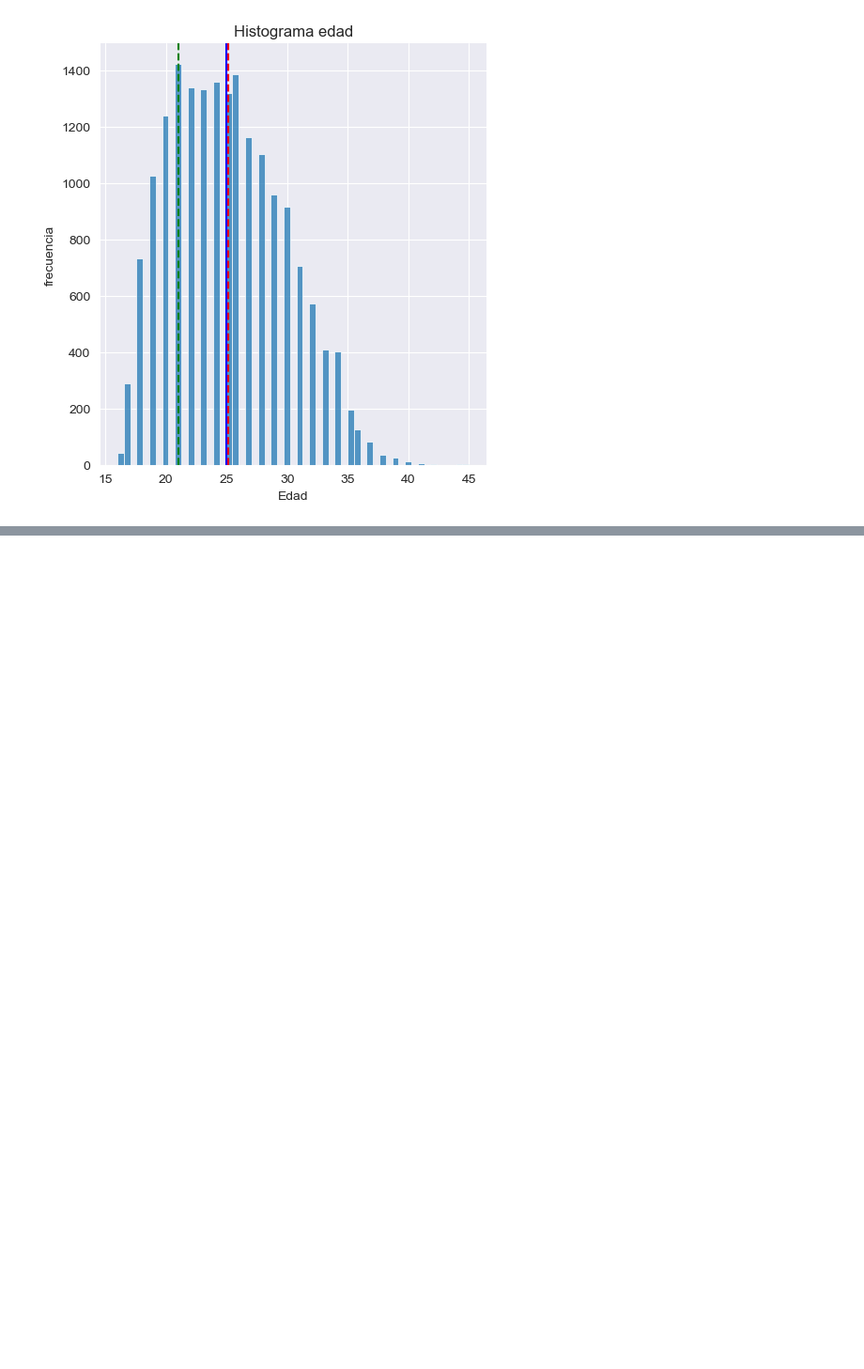
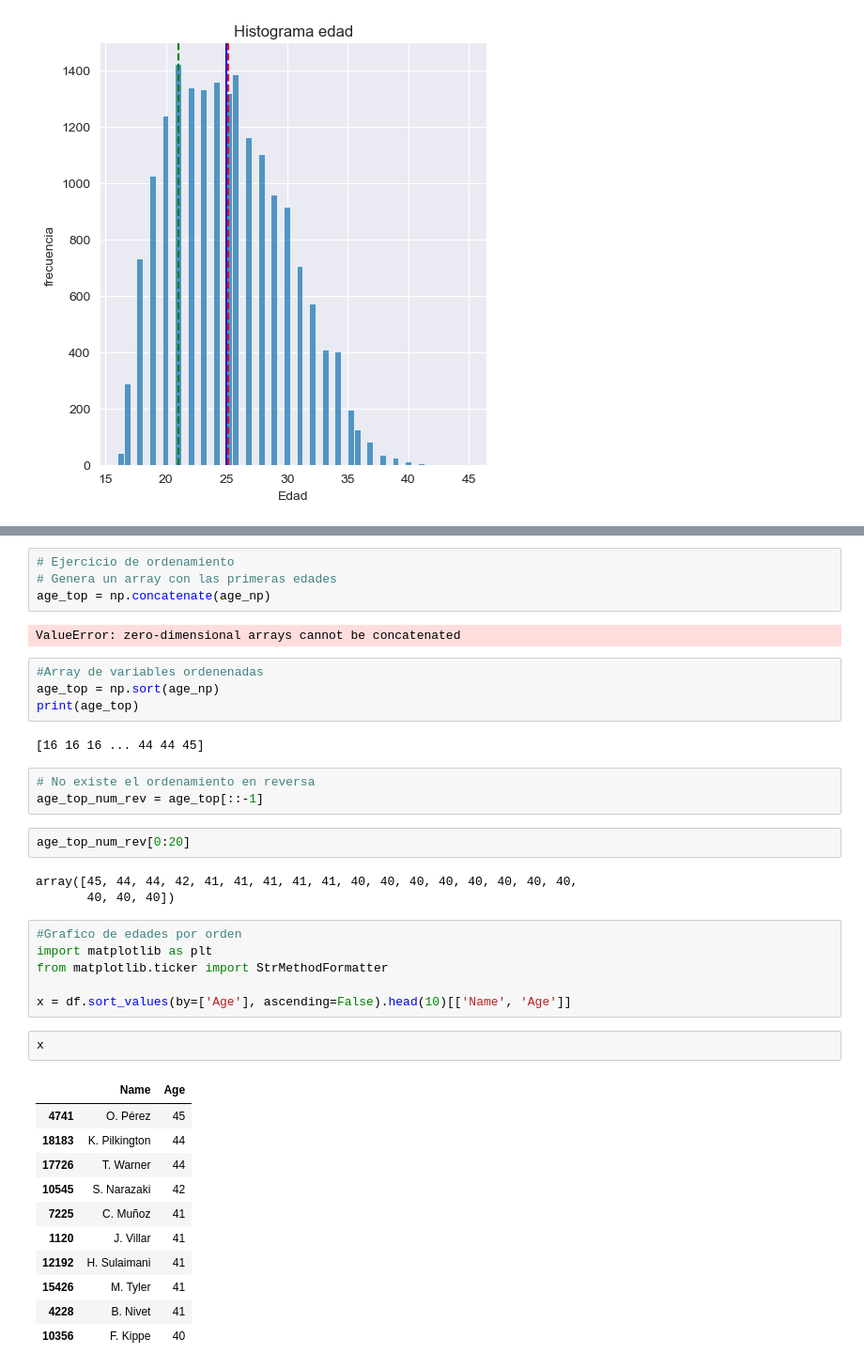
Before and after one commit to albhermo1979/EBACMX, a Jupyter notebook: EBAC/Python avanzado/Numpy/Numpy_1.ipynb, the cells around one changed output, grey strips where cells are left out. Shown at 94% size. Drawn from its saved outputs; the diff is of its cells as text; blank space fills up the shorter version.

```diff
--- a/EBAC/Python avanzado/Numpy/Numpy_1.ipynb
+++ b/EBAC/Python avanzado/Numpy/Numpy_1.ipynb
@@ -156,0 +177,40 @@ plt.axvline(x=moda, color='green', ls='--')
+# %%
+# Ejercicio de ordenamiento
+# Genera un array con las primeras edades
+age_top = np.concatenate(age_np)
+# %% [output]
+ValueError: zero-dimensional arrays cannot be concatenated
+# %%
+#Array de variables ordenenadas
+age_top = np.sort(age_np)
+print(age_top)
+# %% [output]
+[16 16 16 ... 44 44 45]
+# %%
+# No existe el ordenamiento en reversa
+age_top_num_rev = age_top[::-1]
+# %%
+age_top_num_rev[0:20]
+# %% [output]
+array([45, 44, 44, 42, 41, 41, 41, 41, 41, 40, 40, 40, 40, 40, 40, 40, 40,
+       40, 40, 40])
+# %%
+#Grafico de edades por orden
+import matplotlib as plt
+from matplotlib.ticker import StrMethodFormatter
+
+x = df.sort_values(by=['Age'], ascending=False).head(10)[['Name', 'Age']]
+# %%
+x
+# %% [output]
+|  | Name | Age |
+| 4741 | O. Pérez | 45 |
+| 18183 | K. Pilkington | 44 |
+| 17726 | T. Warner | 44 |
+| 10545 | S. Narazaki | 42 |
+| 7225 | C. Muñoz | 41 |
+| 1120 | J. Villar | 41 |
+| 12192 | H. Sulaimani | 41 |
+| 15426 | M. Tyler | 41 |
+| 4228 | B. Nivet | 41 |
+| 10356 | F. Kippe | 40 |
```
Also changed, not shown: parts of 7 cells of this notebook.
